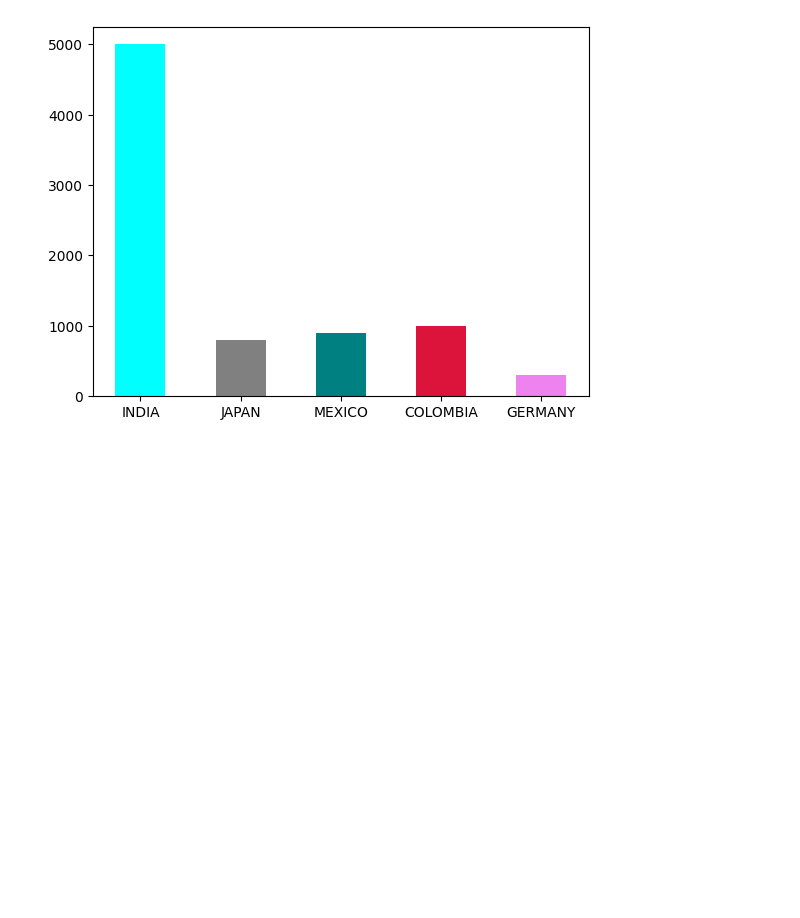
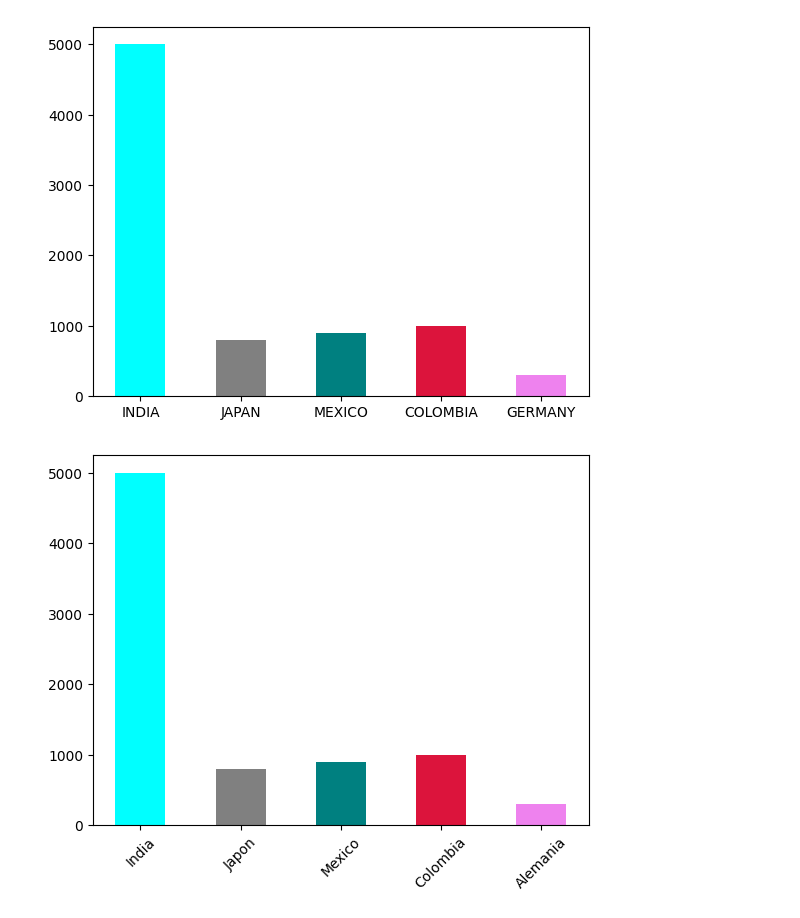
Before and after one commit to KiritoMoreno/DataV_matplotlib_seaborn_basic, a Jupyter notebook: Bar_Plot.ipynb, the cells around one changed output. Cells and saved outputs as stored; diff of their text form; code cells hidden in the pictures; blank space fills up the shorter version.

```diff
--- a/Bar_Plot.ipynb
+++ b/Bar_Plot.ipynb
@@ -20,6 +20,8 @@ plt.show()
 [figure]
 # %%
 # Modificar los nombres de las variables en el eje ‘X’ con xticks
-plt.bar(countrys,population, width=0.5, color= [""aqua"", ""grey"", ""teal"", ""crimson"", ""violet""])
+plt.bar(countrys,population, width=0.5, color= ["aqua", "grey", "teal", "crimson", "violet"])
 plt.xticks(np.arange(5), ('India','Japon','Mexico','Colombia','Alemania'), rotation = 45)
 plt.show()
+# %% [output]
+[figure, added]
```
Also changed, not shown: parts of 2 cells of this notebook.
